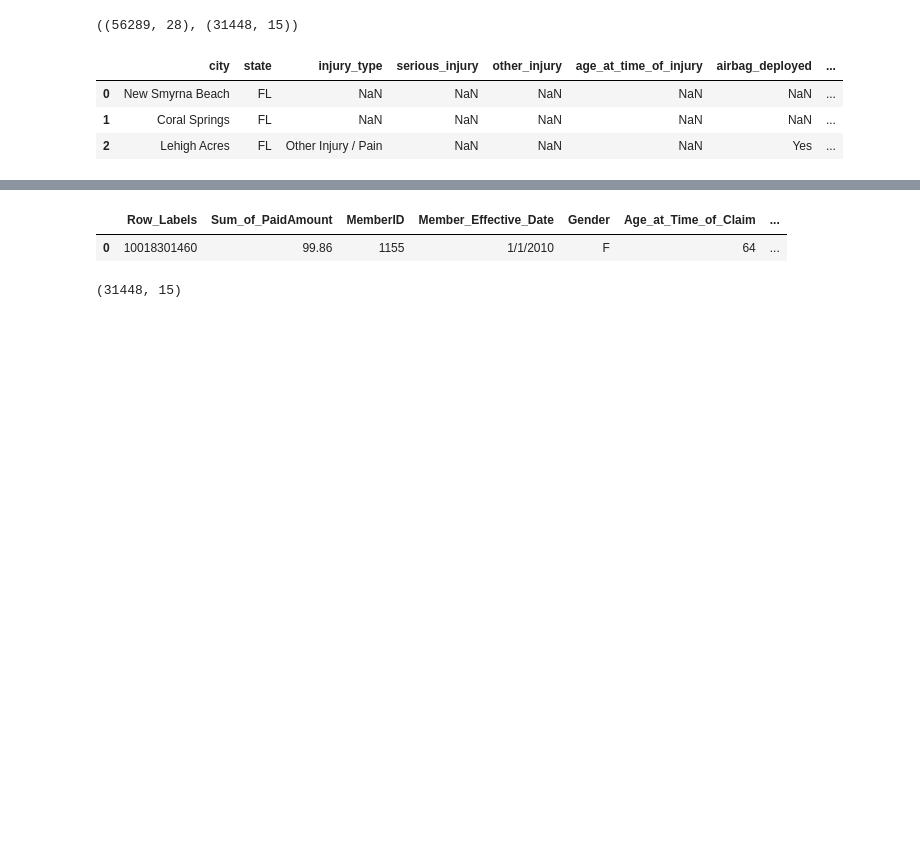
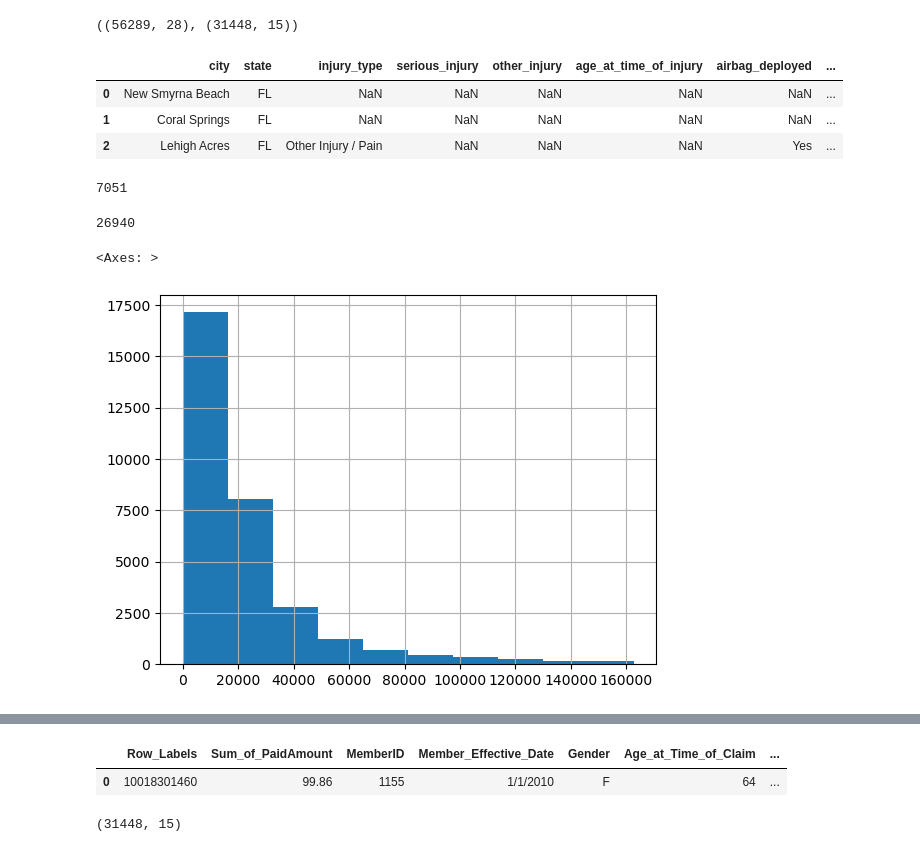
Before and after one commit to dvdhartsman/Insurance_Claims, a Jupyter notebook: 25_csv_column_prep.ipynb, the cells around one changed output, grey strips where cells are left out. Drawn from its saved outputs; the diff is of its cells as text; code cells hidden in the pictures; blank space fills up the shorter version.

```diff
--- a/25_csv_column_prep.ipynb
+++ b/25_csv_column_prep.ipynb
@@ -25,3 +25,16 @@ sample.head(3)
 | 0 | New Smyrna Beach | FL | NaN | NaN | NaN | NaN | NaN | ... |
 | 1 | Coral Springs | FL | NaN | NaN | NaN | NaN | NaN | ... |
 | 2 | Lehigh Acres | FL | Other Injury / Pain | NaN | NaN | NaN | Yes | ... |
+# %%
+(sample["total_bills"] > sample["total_coverage"]).sum()
+# %% [output]
+7051
+# %%
+7051 + 19889
+# %% [output]
+26940
+# %%
+sample[sample["total_bills"] < sample["total_bills"].quantile(.975)]['total_bills'].hist()
+# %% [output]
+<Axes: >
+[figure, added]
```
Also changed, not shown: parts of 4 cells of this notebook.
